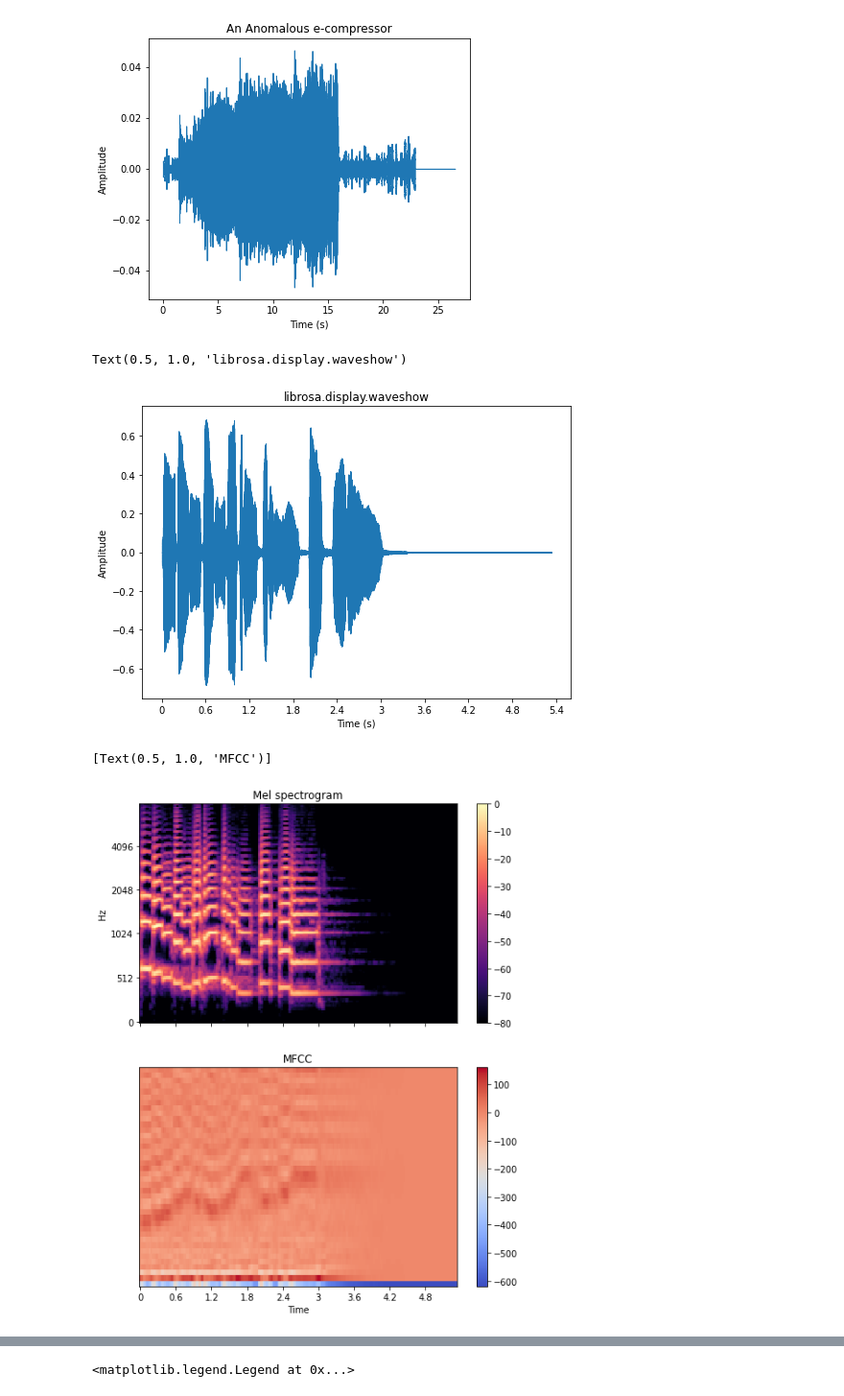
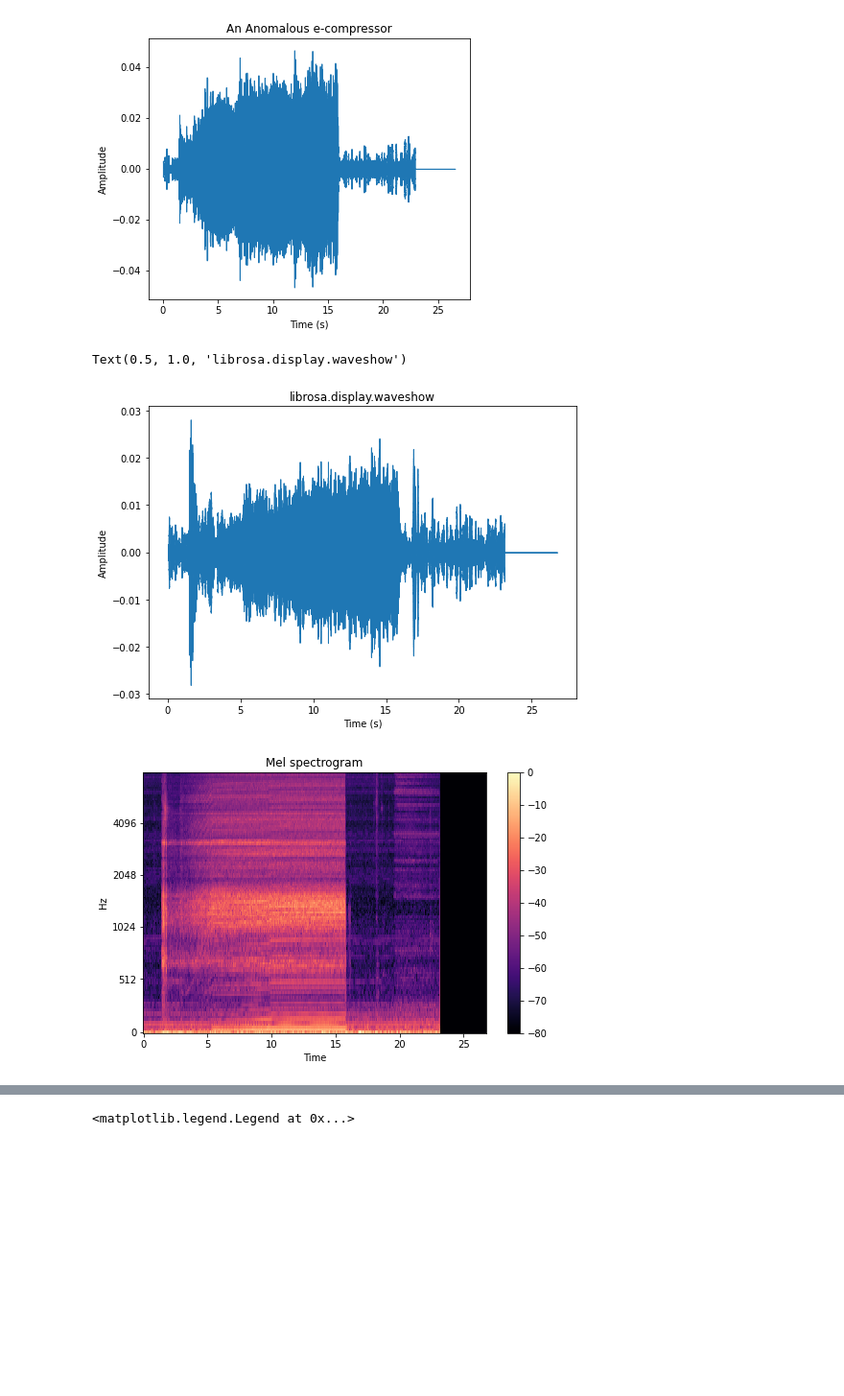
Before and after one commit to astroeye/autoencoder, a Jupyter notebook: 02_autoencoder/autoencoder_dw03_1d.ipynb, the cells around one changed output, grey strips where cells are left out. Shown: that part at 96% size. Drawn from its saved outputs; the diff is of its cells as text; code cells hidden in the pictures; blank space fills up the shorter version.

```diff
--- a/02_autoencoder/autoencoder_dw03_1d.ipynb
+++ b/02_autoencoder/autoencoder_dw03_1d.ipynb
@@ -196,7 +196,7 @@ plt.title("An Anomalous e-compressor")
 Text(0.5, 1.0, 'An Anomalous e-compressor')
 [figure]
 # %%
-y, sr = librosa.load(librosa.ex('trumpet'))
+y, sr = librosa.load(test_wav_normal_01)
 plt.figure(figsize=(8,5.6))
 librosa.display.waveshow(y, sr)
 plt.xlabel("Time (s)")
@@ -204,33 +204,29 @@ plt.ylabel("Amplitude")
 plt.title("librosa.display.waveshow")
 # %% [output]
 Text(0.5, 1.0, 'librosa.display.waveshow')
-[figure, old version]
+[figure, new version]
 # %%
 # Generate mfccs from a time series
-y, sr = librosa.load(librosa.ex('trumpet'))
+y, sr = librosa.load(test_wav_normal_01)
 librosa.feature.mfcc(y=y, sr=sr)
 
 # Use a pre-computed log-power Mel spectrogram
 S = librosa.feature.melspectrogram(y=y, sr=sr, n_mels=128,
                                    fmax=8000)
 librosa.feature.mfcc(S=librosa.power_to_db(S))
 
 # Get more components
 mfccs = librosa.feature.mfcc(y=y, sr=sr, n_mfcc=40)
 
 # Visualize the MFCC series
 import matplotlib.pyplot as plt
-fig, ax = plt.subplots(nrows=2, sharex=True, figsize=(8,10))
+fig, ax = plt.subplots(nrows=1, sharex=True, figsize=(8, 5))
 img = librosa.display.specshow(librosa.power_to_db(S, ref=np.max),
                                x_axis='time', y_axis='mel', fmax=8000,
-                               ax=ax[0])
+                               ax=ax)
 
-fig.colorbar(img, ax=[ax[0]])
-ax[0].set(title='Mel spectrogram')
-ax[0].label_outer()
-img = librosa.display.specshow(mfccs, x_axis='time', ax=ax[1])
-fig.colorbar(img, ax=[ax[1]])
-ax[1].set(title='MFCC')
+fig.colorbar(img, ax=[ax])
+ax.set(title='Mel spectrogram')
+ax.label_outer()
 # %% [output]
-[Text(0.5, 1.0, 'MFCC')]
-[figure, old version]
+[figure, new version]
```
Also changed, not shown: parts of 2 cells of this notebook.
